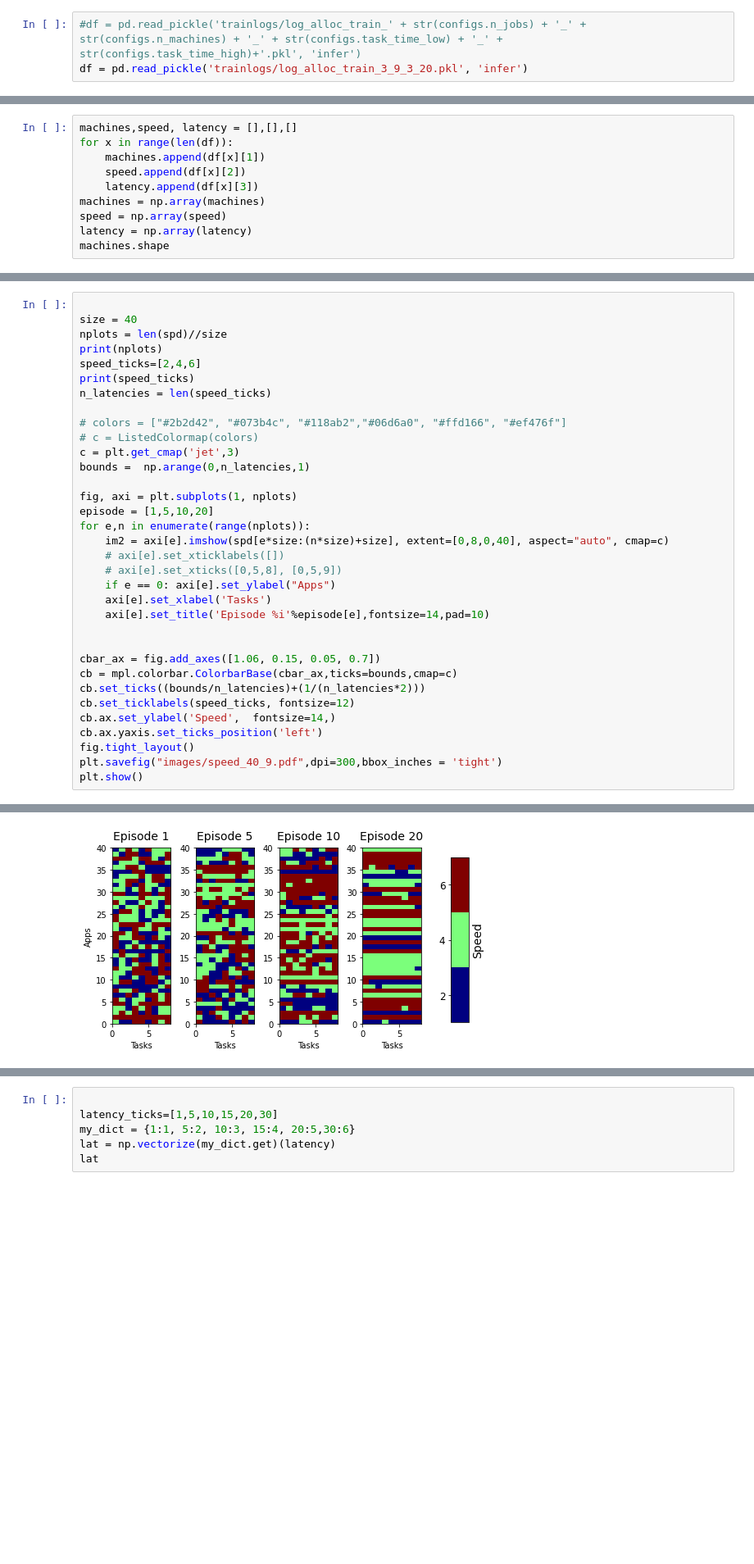
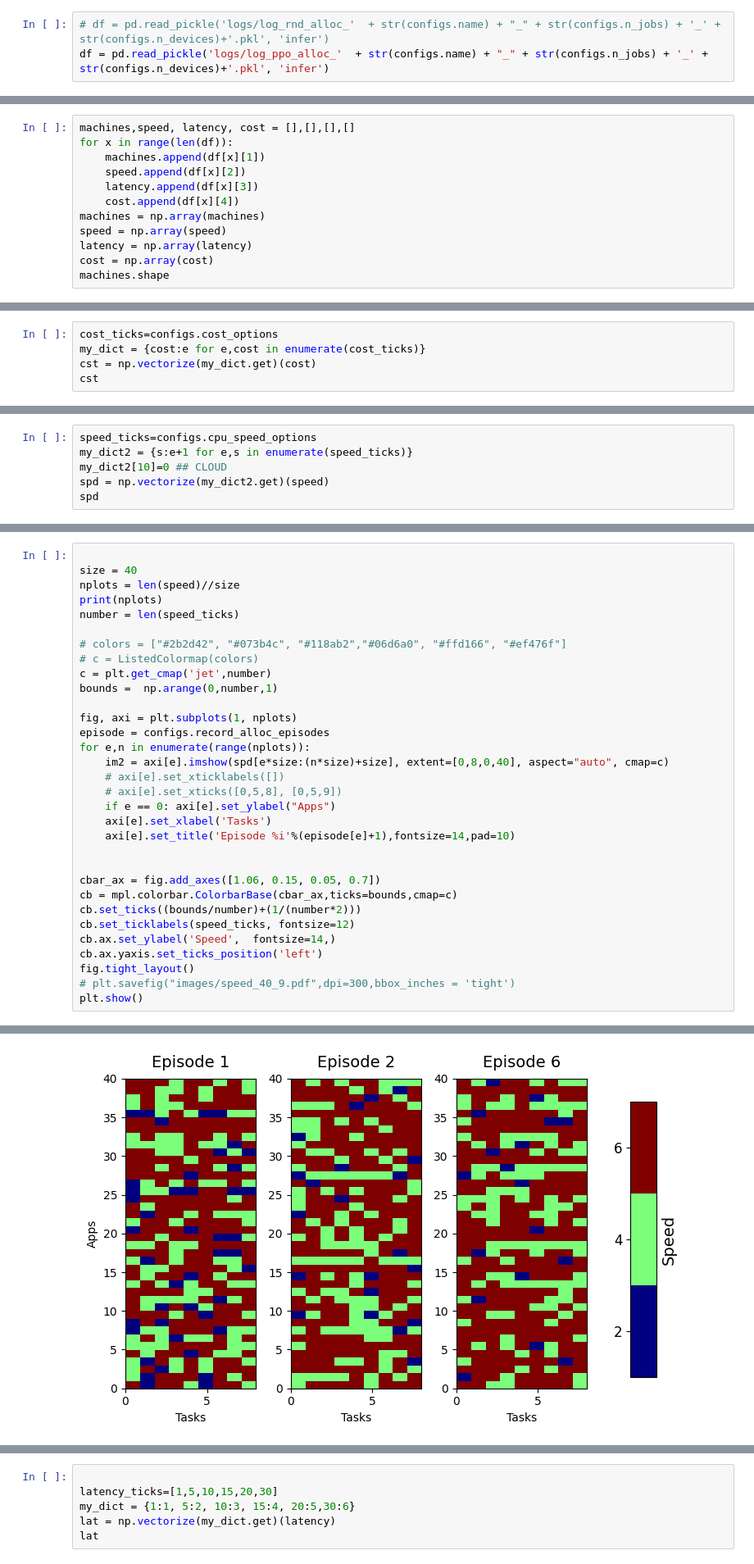
Before and after one commit to acsicuib/DRL-AC-Allocation, a Jupyter notebook: notebook_plot_log_alloc.ipynb, the cells around one changed output, grey strips where cells are left out. Shown at 82% size. Saved outputs shown, nothing was run; the diff lists cells and outputs as text; blank space fills up the shorter version.

```diff
--- a/notebook_plot_log_alloc.ipynb
+++ b/notebook_plot_log_alloc.ipynb
@@ -11,3 +18,3 @@ from matplotlib.colors import ListedColormap
 # %%
-#df = pd.read_pickle('trainlogs/log_alloc_train_' + str(configs.n_jobs) + '_' + str(configs.n_machines) + '_' + str(configs.task_time_low) + '_' + str(configs.task_time_high)+'.pkl', 'infer')
-df = pd.read_pickle('trainlogs/log_alloc_train_3_9_3_20.pkl', 'infer')
+# df = pd.read_pickle('logs/log_rnd_alloc_'  + str(configs.name) + "_" + str(configs.n_jobs) + '_' + str(configs.n_devices)+'.pkl', 'infer')
+df = pd.read_pickle('logs/log_ppo_alloc_'  + str(configs.name) + "_" + str(configs.n_jobs) + '_' + str(configs.n_devices)+'.pkl', 'infer')
@@ -14,11 +41,13 @@ df = pd.read_pickle('trainlogs/log_alloc_train_3_9_3_20.pkl', 'infer')
 # %%
-machines,speed, latency = [],[],[]
+machines,speed, latency, cost = [],[],[],[]
 for x in range(len(df)):
     machines.append(df[x][1])
     speed.append(df[x][2])
     latency.append(df[x][3])
+    cost.append(df[x][4])
 machines = np.array(machines)
 speed = np.array(speed)
 latency = np.array(latency)
+cost = np.array(cost)
 machines.shape
 # %% [output]
@@ -57,0 +74,5 @@ array([[1, 2, 3, ..., 2, 2, 2],
+# %%
+cost_ticks=configs.cost_options
+my_dict = {cost:e for e,cost in enumerate(cost_ticks)}
+cst = np.vectorize(my_dict.get)(cost)
+cst
@@ -57,0 +127,6 @@ array([[1, 2, 3, ..., 2, 2, 2],
+# %%
+speed_ticks=configs.cpu_speed_options
+my_dict2 = {s:e+1 for e,s in enumerate(speed_ticks)}
+my_dict2[10]=0 ## CLOUD
+spd = np.vectorize(my_dict2.get)(speed)
+spd
@@ -58,35 +141,33 @@ array([[1, 2, 3, ..., 2, 2, 2],
 # %%
 
 size = 40
-nplots = len(spd)//size
+nplots = len(speed)//size
 print(nplots)
-speed_ticks=[2,4,6]
-print(speed_ticks)
-n_latencies = len(speed_ticks)
+number = len(speed_ticks)
 
 # colors = ["#2b2d42", "#073b4c", "#118ab2","#06d6a0", "#ffd166", "#ef476f"]
 # c = ListedColormap(colors)
-c = plt.get_cmap('jet',3)
-bounds =  np.arange(0,n_latencies,1)
+c = plt.get_cmap('jet',number)
+bounds =  np.arange(0,number,1)
 
 fig, axi = plt.subplots(1, nplots)
-episode = [1,5,10,20]
+episode = configs.record_alloc_episodes
 for e,n in enumerate(range(nplots)):
     im2 = axi[e].imshow(spd[e*size:(n*size)+size], extent=[0,8,0,40], aspect="auto", cmap=c)
     # axi[e].set_xticklabels([])
     # axi[e].set_xticks([0,5,8], [0,5,9])
     if e == 0: axi[e].set_ylabel("Apps")
     axi[e].set_xlabel('Tasks')
-    axi[e].set_title('Episode %i'%episode[e],fontsize=14,pad=10)
+    axi[e].set_title('Episode %i'%(episode[e]+1),fontsize=14,pad=10)
 
 
 cbar_ax = fig.add_axes([1.06, 0.15, 0.05, 0.7])
 cb = mpl.colorbar.ColorbarBase(cbar_ax,ticks=bounds,cmap=c)
-cb.set_ticks((bounds/n_latencies)+(1/(n_latencies*2)))
+cb.set_ticks((bounds/number)+(1/(number*2)))
 cb.set_ticklabels(speed_ticks, fontsize=12)
 cb.ax.set_ylabel('Speed',  fontsize=14,)
 cb.ax.yaxis.set_ticks_position('left')
 fig.tight_layout()
-plt.savefig("images/speed_40_9.pdf",dpi=300,bbox_inches = 'tight')
+# plt.savefig("images/speed_40_9.pdf",dpi=300,bbox_inches = 'tight')
 plt.show()
 # %% [output]
@@ -95,4 +175,4 @@ plt.show()
-[figure, old version]
+[figure, new version]
 # %%
 x = np.arange(spd.shape[0])
 y = np.arange(spd.shape[1])
```
Also changed, not shown: parts of 24 cells of this notebook, 20 other files.
